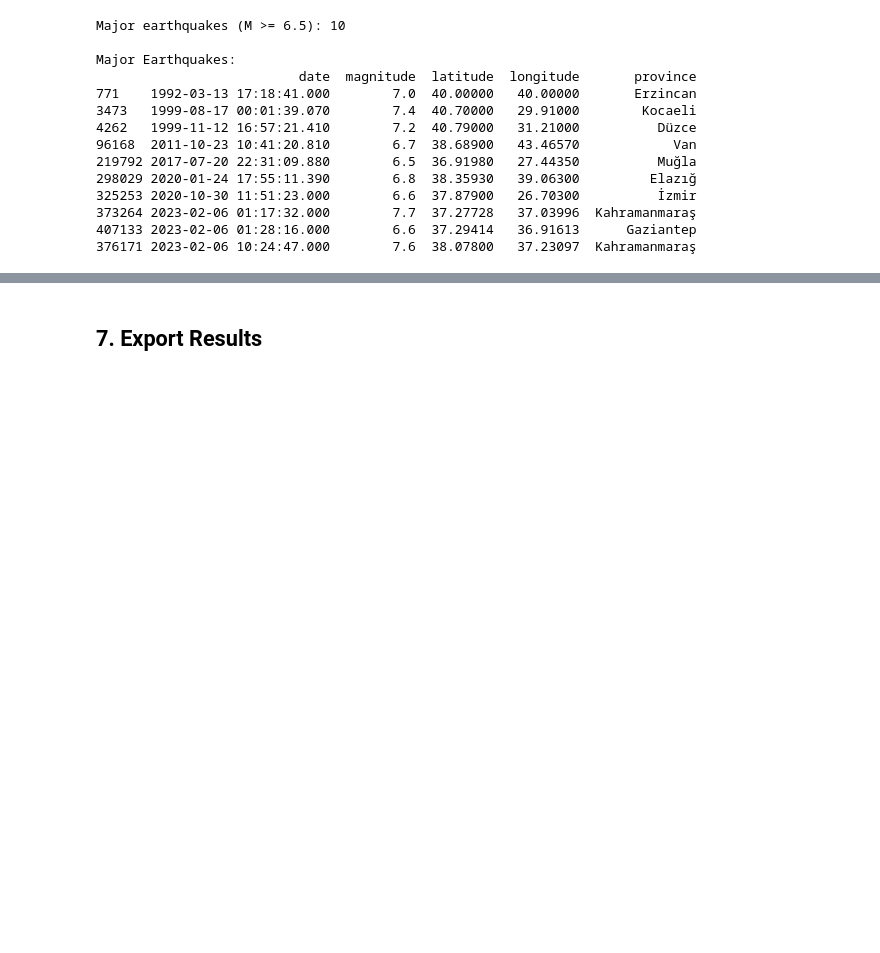
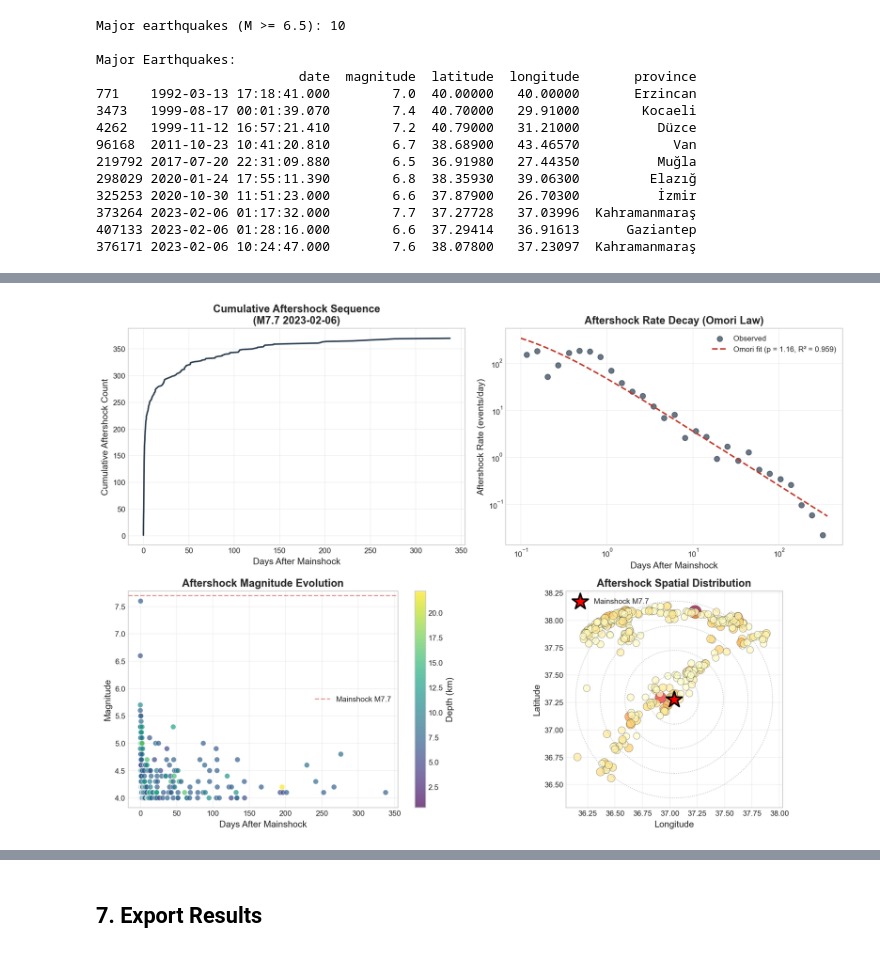
Before and after one commit to esenbora/stat495project, a Jupyter notebook: notebooks/07_time_series_analysis.ipynb, the cells around one changed output, grey strips where cells are left out. Saved outputs shown, nothing was run; the diff lists cells and outputs as text; code cells hidden in the pictures; blank space fills up the shorter version.

```diff
--- a/notebooks/07_time_series_analysis.ipynb
+++ b/notebooks/07_time_series_analysis.ipynb
@@ -513,7 +513,7 @@ if len(major_earthquakes) > 0:
 
     max_days = 365
     max_distance = 100  # km
-    min_mag = mainshock['magnitude'] - 2
+    min_mag = 4.0  # Fixed threshold to capture more aftershocks
 
     aftershock_mask = (
         (eq_df['date'] > mainshock['date']) &
@@ -533,7 +533,7 @@ if len(major_earthquakes) > 0:
     aftershocks = potential_aftershocks[potential_aftershocks['distance_km'] <= max_distance].copy()
     aftershocks['days_after'] = (aftershocks['date'] - mainshock['date']).dt.total_seconds() / 86400
 
-    print(f"\n  Aftershocks found: {len(aftershocks)}")
+    print(f"\n  Aftershocks found (M >= {min_mag}): {len(aftershocks)}")
 # %% [output]
 Analyzing aftershocks for:
   Date: 2023-02-06 01:17:32
@@ -544,11 +544,12 @@ Analyzing aftershocks for:
 # %%
-# Plot aftershock decay (Omori-style)
-if len(major_earthquakes) > 0 and len(aftershocks) > 10:
-    fig, axes = plt.subplots(1, 2, figsize=(14, 5))
+# Plot aftershock decay (Omori-style) - 4 panel figure
+if len(major_earthquakes) > 0 and len(aftershocks) >= 5:
+    fig, axes = plt.subplots(2, 2, figsize=(14, 10))
 
-    # Cumulative aftershocks
-    ax1 = axes[0]
     aftershocks_sorted = aftershocks.sort_values('days_after')
+
+    # Panel 1: Cumulative aftershocks
+    ax1 = axes[0, 0]
     ax1.plot(aftershocks_sorted['days_after'],
              np.arange(1, len(aftershocks_sorted) + 1),
              color=COLORS['primary'], linewidth=2)
@@ -558,42 +559,95 @@ if len(major_earthquakes) > 0 and len(aftershocks) > 10:
                   fontweight='bold')
     ax1.grid(alpha=0.3)
 
-    # Aftershock rate decay
-    ax2 = axes[1]
+    # Panel 2: Aftershock rate decay (Omori Law fit)
+    ax2 = axes[0, 1]
 
     # Bin aftershocks by time
     bins = np.logspace(-1, np.log10(max_days), 30)
     counts, bin_edges = np.histogram(aftershocks['days_after'], bins=bins)
     bin_centers = (bin_edges[:-1] + bin_edges[1:]) / 2
     bin_widths = np.diff(bin_edges)
     rates = counts / bin_widths
 
     ax2.scatter(bin_centers[rates > 0], rates[rates > 0],
-                color=COLORS['primary'], s=50, alpha=0.7)
+                color=COLORS['primary'], s=50, alpha=0.7, label='Observed')
     ax2.set_xscale('log')
     ax2.set_yscale('log')
     ax2.set_xlabel('Days After Mainshock')
     ax2.set_ylabel('Aftershock Rate (events/day)')
-    ax2.set_title('Aftershock Rate Decay (Omori-Style)', fontweight='bold')
+    ax2.set_title('Aftershock Rate Decay (Omori Law)', fontweight='bold')
     ax2.grid(alpha=0.3)
 
     # Fit Omori law: n(t) = K / (t + c)^p
-    # In log-log: log(n) = log(K) - p*log(t+c)
     valid = rates > 0
     if valid.sum() > 5:
         c = 0.1  # Small constant
         log_t = np.log10(bin_centers[valid] + c)
         log_rate = np.log10(rates[valid])
 
-        slope, intercept, r, p, se = stats.linregress(log_t, log_rate)
+        slope, intercept, r, p_val, se = stats.linregress(log_t, log_rate)
 
         # Plot fit
         t_fit = np.logspace(-1, np.log10(max_days), 100)
         rate_fit = 10**intercept * (t_fit + c)**slope
         ax2.plot(t_fit, rate_fit, '--', color=COLORS['danger'], linewidth=2,
-                 label=f'Omori fit (p = {-slope:.2f})')
+                 label=f'Omori fit (p = {-slope:.2f}, R² = {r**2:.3f})')
         ax2.legend()
+
+    # Panel 3: Magnitude vs time after mainshock
+    ax3 = axes[1, 0]
+    scatter = ax3.scatter(aftershocks_sorted['days_after'],
+                          aftershocks_sorted['magnitude'],
+                          c=aftershocks_sorted['depth'], cmap='viridis',
+                          s=50, alpha=0.7, edgecolors='white', linewidths=0.5)
+    ax3.axhline(y=mainshock['magnitude'], color=COLORS['danger'], linestyle='--',
+                alpha=0.5, label=f'Mainshock M{mainshock["magnitude"]}')
+    ax3.set_xlabel('Days After Mainshock')
+    ax3.set_ylabel('Magnitude')
+    ax3.set_title('Aftershock Magnitude Evolution', fontweight='bold')
+    ax3.legend()
+    ax3.grid(alpha=0.3)
+    cbar = plt.colorbar(scatter, ax=ax3)
+    cbar.set_label('Depth (km)')
+
+    # Panel 4: Spatial distribution
+    ax4 = axes[1, 1]
+    ax4.scatter(aftershocks['longitude'], aftershocks['latitude'],
+                c=aftershocks['magnitude'], cmap='YlOrRd',
+                s=aftershocks['magnitude']**2 * 5, alpha=0.7,
+                edgecolors='black', linewidths=0.3)
+    ax4.scatter(mainshock['longitude'], mainshock['latitude'],
+                marker='*', s=500, c='red', edgecolors='black',
+                linewidths=2, label=f'Mainshock M{mainshock["magnitude"]}', zorder=10)
+
+    # Draw distance circles
+    from matplotlib.patches import Circle
+    for radius in [25, 50, 75, 100]:
+        circle = Circle((mainshock['longitude'], mainshock['latitude']),
+                        radius/111.32, fill=False, linestyle=':',
+                        color='gray', alpha=0.5)
+        ax4.add_patch(circle)
+
+    ax4.set_xlabel('Longitude')
+    ax4.set_ylabel('Latitude')
+    ax4.set_title('Aftershock Spatial Distribution', fontweight='bold')
+    ax4.legend(loc='upper left')
+    ax4.set_aspect('equal')
+    ax4.grid(alpha=0.3)
 
     plt.tight_layout()
     plt.savefig(os.path.join(OUTPUT_DIR, 'aftershock_analysis.png'), dpi=150, bbox_inches='tight')
     plt.show()
+
+    # Print summary statistics
+    print(f"\nAftershock Sequence Summary:")
+    print(f"  Total aftershocks (M >= {min_mag}): {len(aftershocks)}")
+    print(f"  Time span: {aftershocks['days_after'].max():.1f} days")
+    print(f"  Largest aftershock: M{aftershocks['magnitude'].max():.1f}")
+    print(f"  Mean magnitude: M{aftershocks['magnitude'].mean():.2f}")
+    if valid.sum() > 5:
+        print(f"  Omori p-value: {-slope:.2f}")
+else:
+    print(f"Insufficient aftershocks ({len(aftershocks) if 'aftershocks' in dir() else 0}) for Omori analysis.")
+# %% [output]
+[figure, added]
```
Also changed, not shown: parts of 2 cells of this notebook, 4 other files.
